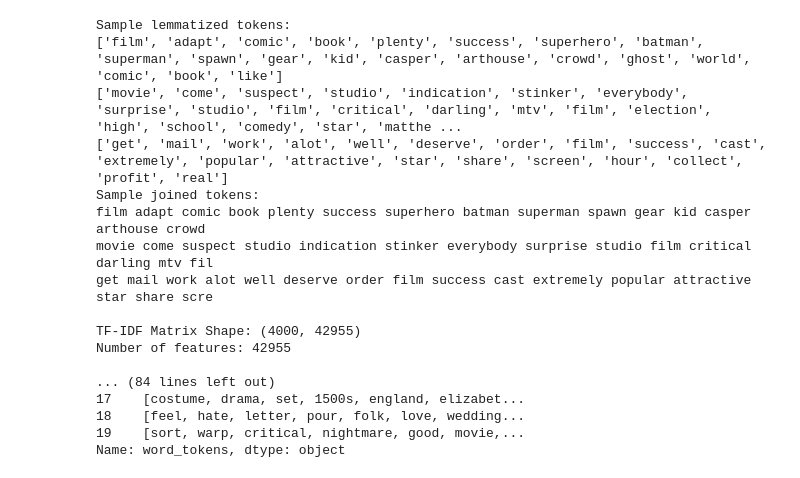
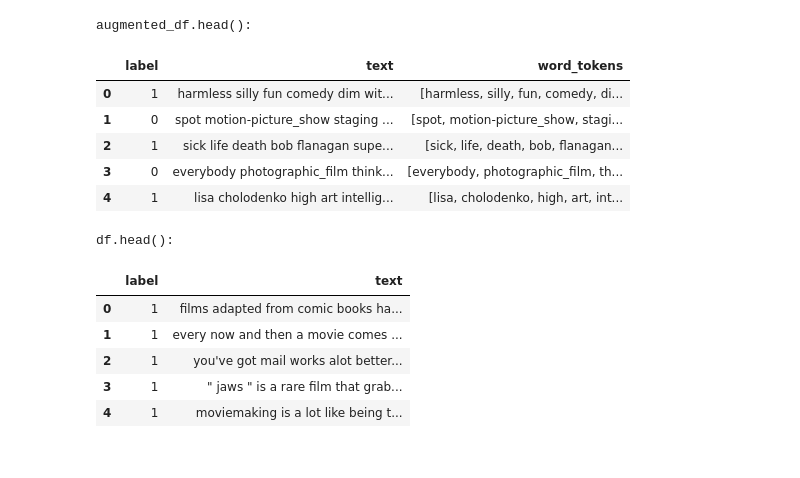
Before and after one commit to Natural-Language-Processing-25/Sentiment-Analysis-of-movie-reviews, a Jupyter notebook: Main.ipynb, the cells around one changed output. Drawn from its saved outputs; the diff is of its cells as text; code cells hidden in the pictures.

```diff
--- a/Main.ipynb
+++ b/Main.ipynb
@@ -217,53 +269,21 @@ def create_sentiment_dataset():
-# %%
-
-if __name__ == "__main__":
-    # Create the dataset
-    df = create_sentiment_dataset()
-
-    # Display first few rows and basic information
-    # print("\nFirst few rows of the dataset:")
-    # df.head()
-
-    print("\nDataset shape:", df.shape)
-    print("\nLabel distribution:")
-    print(df['label'].value_counts())
-    # print(df.head(20))
-    # Print the first 20 rows of the dataframe
-    # Print tokens from the first 20 rows
-    print("Tokens in the first 20 rows:")
-    print(df['word_tokens'].head(20))
-
-    # Print tokens from rows with index 2000 to 2020
-    # print("\nTokens from index 2000 to 2020:")
-    # print(df['word_tokens'].iloc[2000:2021])
-
-
-    # # # Display tokenization examples
-    # print("\nExample of word tokenization for first review:")
-    # print("Number of words:", len(df['word_tokens'][0]))
-    # print("First 20 words:", df['word_tokens'][0][:20])
-
-    # print("\nExample of sentence tokenization for first review:")
-    # print("Number of sentences:", len(df['sentence_tokens'][0]))
-    # print("First 2 sentences:", df['sentence_tokens'][0][:2])
-
-    # print("\nExample of POS tags for first review:")
-    # print("POS tags:", df['pos_tags'][0][:20])  # Display first 20 POS tags
-# %% [output]
-Sample lemmatized tokens:
-['film', 'adapt', 'comic', 'book', 'plenty', 'success', 'superhero', 'batman', 'superman', 'spawn', 'gear', 'kid', 'casper', 'arthouse', 'crowd', 'ghost', 'world', 'comic', 'book', 'like']
-['movie', 'come', 'suspect', 'studio', 'indication', 'stinker', 'everybody', 'surprise', 'studio', 'film', 'critical', 'darling', 'mtv', 'film', 'election', 'high', 'school', 'comedy', 'star', 'matthe ...
-['get', 'mail', 'work', 'alot', 'well', 'deserve', 'order', 'film', 'success', 'cast', 'extremely', 'popular', 'attractive', 'star', 'share', 'screen', 'hour', 'collect', 'profit', 'real']
-Sample joined tokens:
-film adapt comic book plenty success superhero batman superman spawn gear kid casper arthouse crowd
-movie come suspect studio indication stinker everybody surprise studio film critical darling mtv fil
-get mail work alot well deserve order film success cast extremely popular attractive star share scre
-
-TF-IDF Matrix Shape: (4000, 42955)
-Number of features: 42955
-
-... (84 lines left out)
-17    [costume, drama, set, 1500s, england, elizabet...
-18    [feel, hate, letter, pour, folk, love, wedding...
-19    [sort, warp, critical, nightmare, good, movie,...
-Name: word_tokens, dtype: object
+# %%
+print("augmented_df.head():")
+display(augmented_df.head())
+
+print("\ndf.head():")
+display(df.head())
+# %% [output]
+augmented_df.head():
+|  | label | text | word_tokens |
+| 0 | 1 | harmless silly fun comedy dim wit... | [harmless, silly, fun, comedy, di... |
+| 1 | 0 | spot motion-picture_show staging ... | [spot, motion-picture_show, stagi... |
+| 2 | 1 | sick life death bob flanagan supe... | [sick, life, death, bob, flanagan... |
+| 3 | 0 | everybody photographic_film think... | [everybody, photographic_film, th... |
+| 4 | 1 | lisa cholodenko high art intellig... | [lisa, cholodenko, high, art, int... |
+df.head():
+|  | label | text |
+| 0 | 1 | films adapted from comic books ha... |
+| 1 | 1 | every now and then a movie comes ... |
+| 2 | 1 | you've got mail works alot better... |
+| 3 | 1 | " jaws " is a rare film that grab... |
+| 4 | 1 | moviemaking is a lot like being t... |
```
Also changed, not shown: parts of 37 cells of this notebook, 24 other files.
